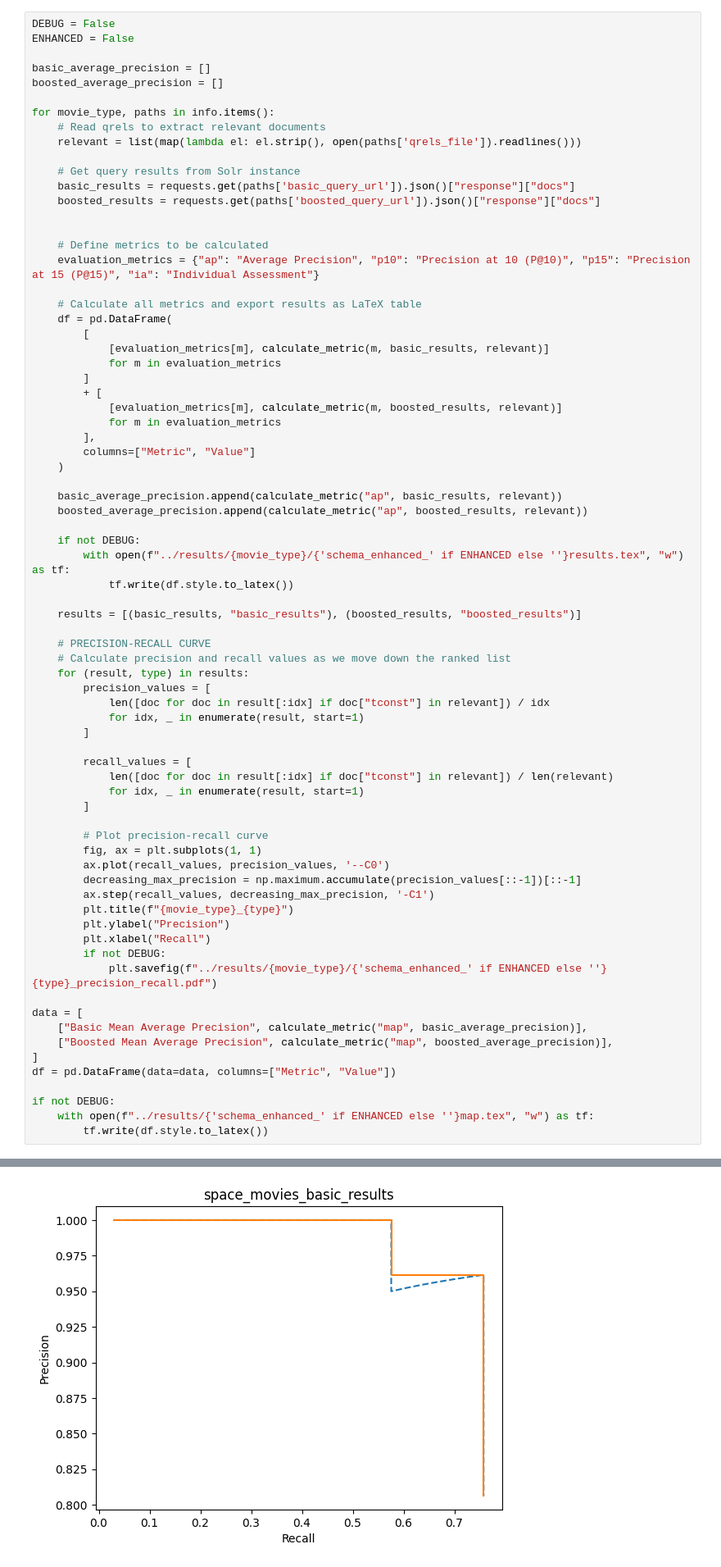
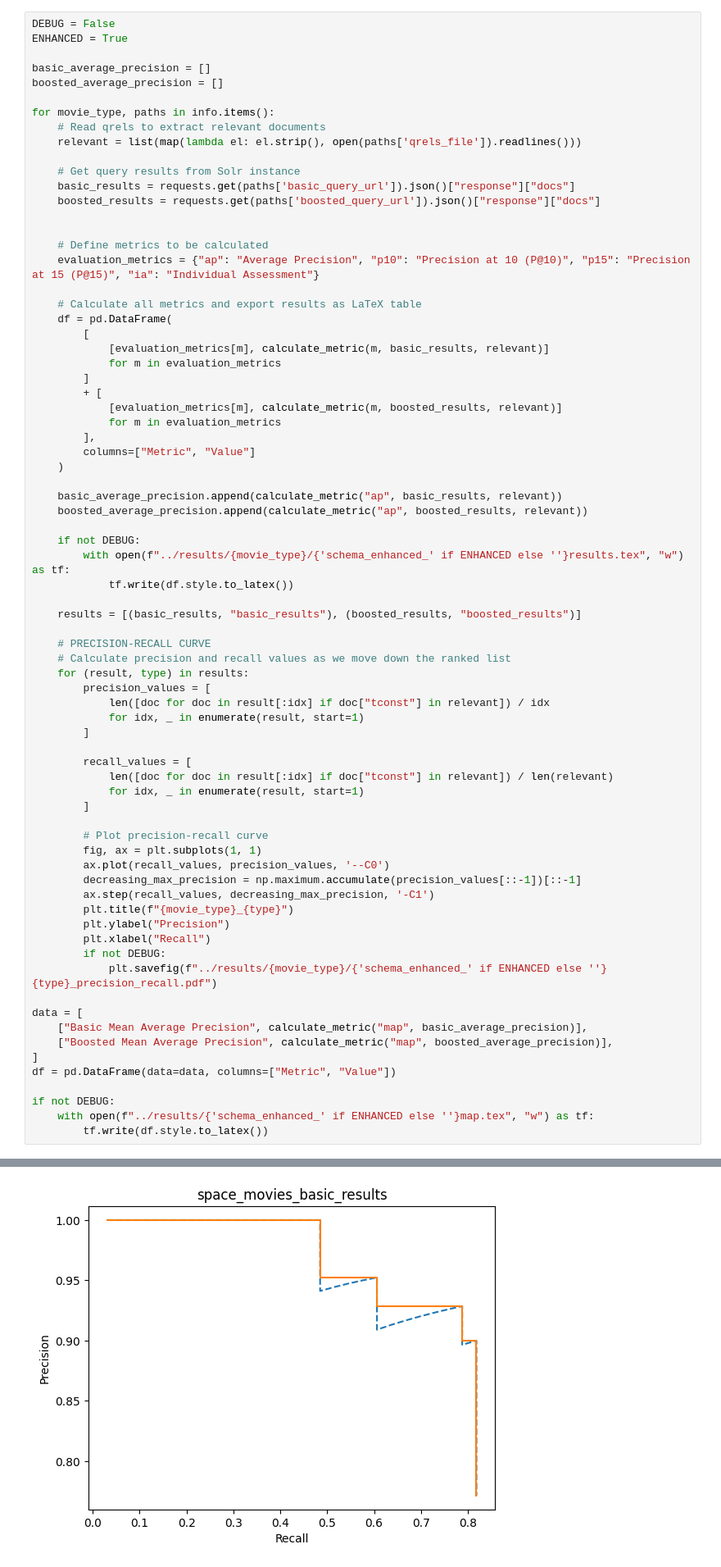
Before and after one commit to margaridav27/feup-pri, a Jupyter notebook: milestone2/notebooks/evaluation.ipynb, the cells around one changed output, grey strips where cells are left out. Shown at 82% size. Saved outputs shown, nothing was run; the diff lists cells and outputs as text.

Commit message:
Schema enhanced graphics & MAP

```diff
--- a/milestone2/notebooks/evaluation.ipynb
+++ b/milestone2/notebooks/evaluation.ipynb
@@ -65,7 +65,7 @@ info = {
 }
 # %%
 DEBUG = False
-ENHANCED = False
+ENHANCED = True
 
 basic_average_precision = []
 boosted_average_precision = []
@@ -143 +143 @@ if not DEBUG:
-[figure, old version]
+[figure, new version]
```
Also changed, not shown: parts of 1 cell of this notebook, 11 other files.
